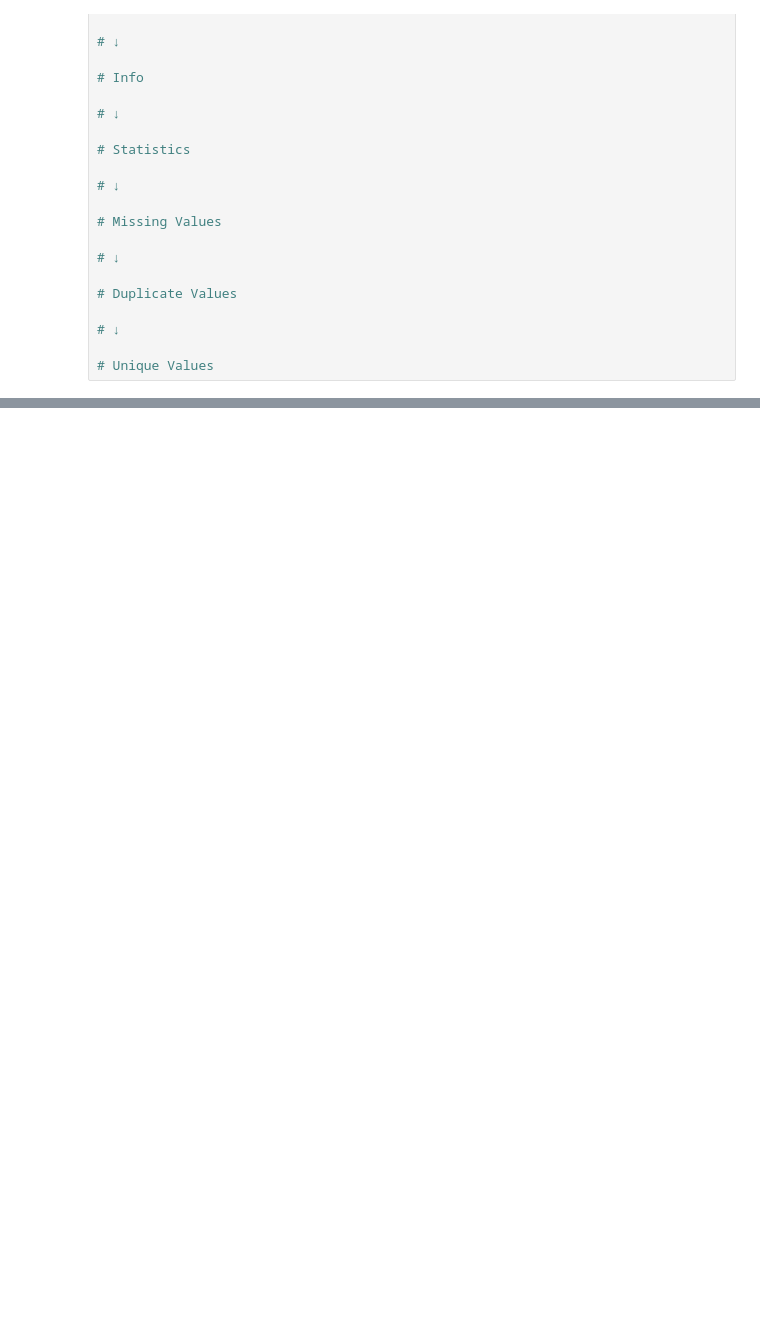
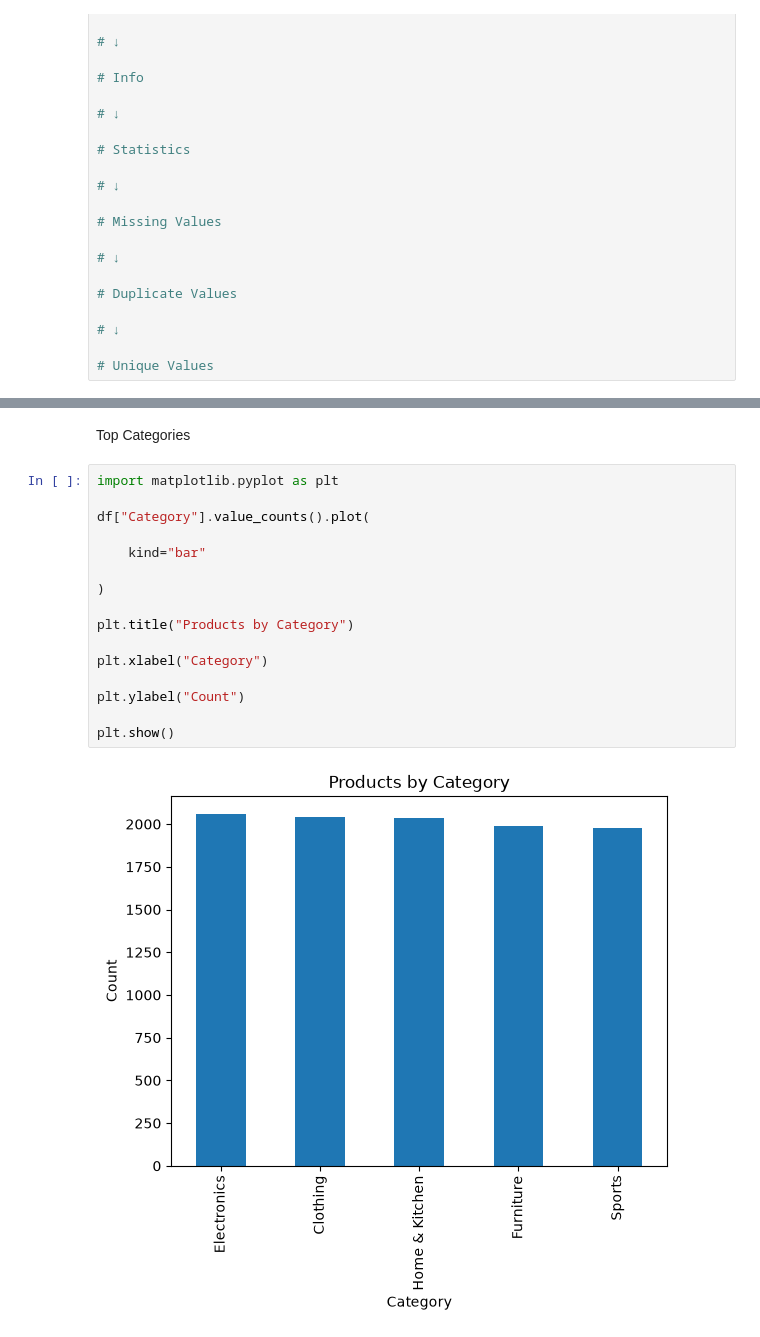
Before and after one commit to Shubhamspc90/AI_ML, a Jupyter notebook: python/data_science_library/projects/Sales_ML_Project.ipynb, the cells around one changed output, grey strips where cells are left out. Cells and saved outputs as stored; diff of their text form; blank space fills up the shorter version.

```diff
--- a/python/data_science_library/projects/Sales_ML_Project.ipynb
+++ b/python/data_science_library/projects/Sales_ML_Project.ipynb
@@ -247,0 +379,20 @@ Abhi tak humne kya kiya?
+# %% [markdown]
+Top Categories
+# %%
+import matplotlib.pyplot as plt
+
+df["Category"].value_counts().plot(
+
+    kind="bar"
+
+)
+
+plt.title("Products by Category")
+
+plt.xlabel("Category")
+
+plt.ylabel("Count")
+
+plt.show()
+# %% [output]
+[figure, added]
```
Also changed, not shown: parts of 28 cells of this notebook.
